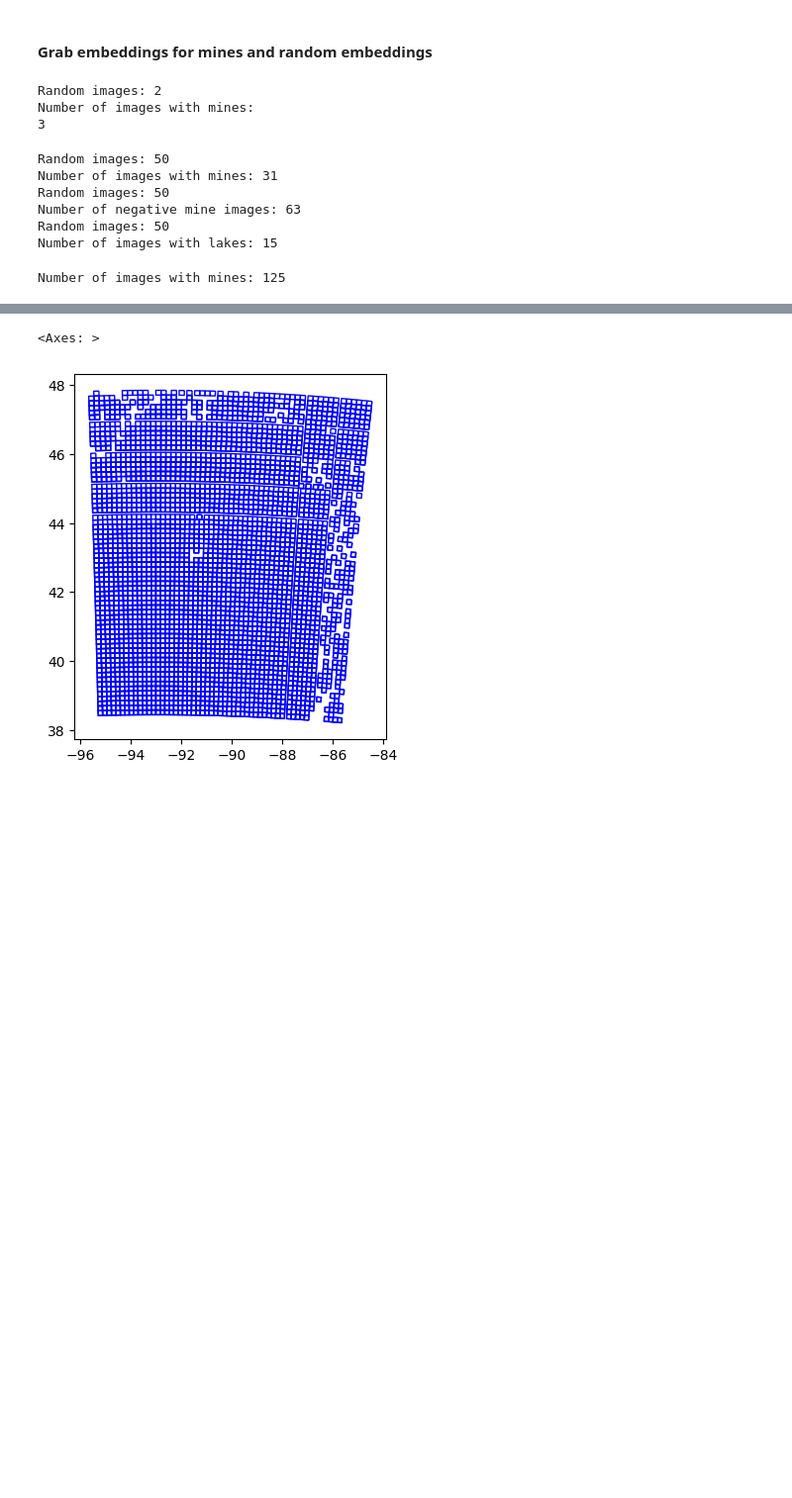
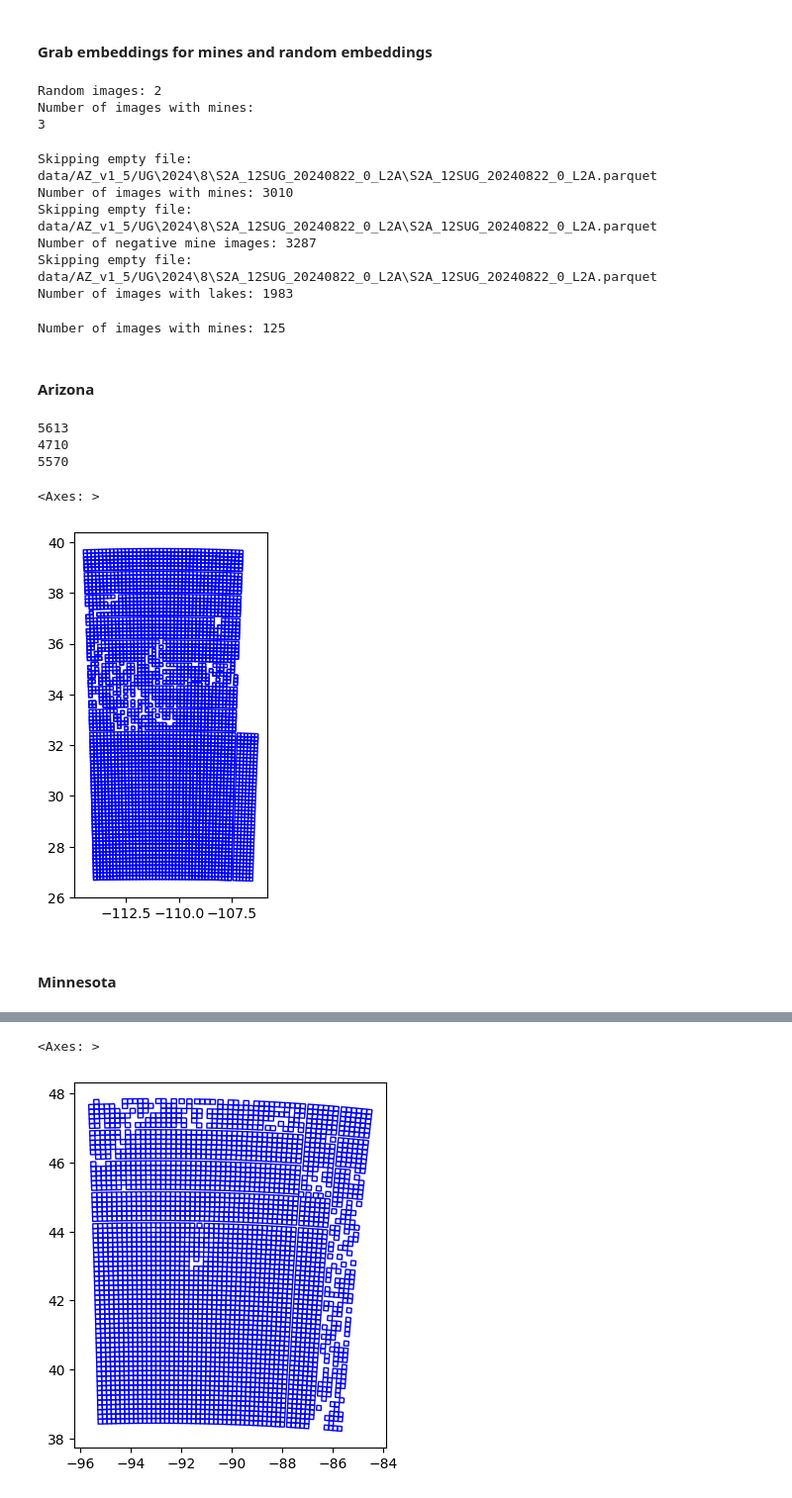
Before and after one commit to Ode-PBLLC/aquarry, a Jupyter notebook: mine_mapping.ipynb, the cells around one changed output, grey strips where cells are left out. Shown at 99% size. Saved outputs shown, nothing was run; the diff lists cells and outputs as text; code cells hidden in the pictures; blank space fills up the shorter version.

```diff
--- a/mine_mapping.ipynb
+++ b/mine_mapping.ipynb
@@ -562,7 +551,10 @@ def GetEmbeddingsFromIntersection1_5(folder_path, polygons, random_images = True
                     # In each folder, go through parquet files and add file to list if it contains mines
                     # Check if image has any intersecting chips
                     for file in parquet_files_details:
-                        pqs = gpd.read_parquet(file['file_path'], columns=["geometry"])
+                        if os.path.getsize(file['file_path']) > 0:
+                           pqs = gpd.read_parquet(file['file_path'], columns=["geometry"])
+                        else:
+                            print(f"Skipping empty file: {file['file_path']}")
                         if not gpd.sjoin(pqs, polygons, how="inner", predicate="intersects", rsuffix="_1").empty:
                             positive_embeddings.append(file)
                         else:
@@ -595,27 +587,27 @@ Number of images with mines:
 az_qa_lakes = az_qa[az_qa['category'] == 'a'] # QAed pit lakes
 az_qa_nonlakes = az_qa[~az_qa['category'].isin(['a','q','\\N'])] # QAed other mining features, without questionable features
 
-mine_embeddings_az, non_mine_embeddings_az = GetEmbeddingsFromIntersection(folder_path = 'data/60cm_az/rgbir_cog/', polygons = az_qa_lakes)
+mine_embeddings_az, non_mine_embeddings_az = GetEmbeddingsFromIntersection1_5(folder_path = 'data/AZ_v1_5/', polygons = az_qa_lakes, random_images=False)
 print(f"Number of images with mines: {len(mine_embeddings_az)}")
 
 
 # Get embeddings for features identified as not lakes from QA
-qa_non_mine_embeddings_az, dummy = GetEmbeddingsFromIntersection(folder_path = 'data/60cm_az/rgbir_cog/', polygons = az_qa_nonlakes, random_images=False)
+qa_non_mine_embeddings_az, dummy = GetEmbeddingsFromIntersection1_5(folder_path = 'data/AZ_v1_5/', polygons = az_qa_nonlakes, random_images=False)
 print(f"Number of negative mine images: {len(qa_non_mine_embeddings_az)}")
 
 
 # Get embeddings for water bodies in AZ
 az_lakes = gpd.read_file('data/az_lakes.txt')
-lake_embeddings_az, dummy = GetEmbeddingsFromIntersection(folder_path = 'data/60cm_az/rgbir_cog/', polygons = az_lakes, random_images=False)
+lake_embeddings_az, dummy = GetEmbeddingsFromIntersection1_5(folder_path = 'data/AZ_v1_5/', polygons = az_lakes, random_images=False)
 
 print(f"Number of images with lakes: {len(lake_embeddings_az)}")
 # %% [output]
-Random images: 50
-Number of images with mines: 31
-Random images: 50
-Number of negative mine images: 63
-Random images: 50
-Number of images with lakes: 15
+Skipping empty file: data/AZ_v1_5/UG\2024\8\S2A_12SUG_20240822_0_L2A\S2A_12SUG_20240822_0_L2A.parquet
+Number of images with mines: 3010
+Skipping empty file: data/AZ_v1_5/UG\2024\8\S2A_12SUG_20240822_0_L2A\S2A_12SUG_20240822_0_L2A.parquet
+Number of negative mine images: 3287
+Skipping empty file: data/AZ_v1_5/UG\2024\8\S2A_12SUG_20240822_0_L2A\S2A_12SUG_20240822_0_L2A.parquet
+Number of images with lakes: 1983
 # %%
 # Combine Aquarry QA and DNR data to check for intersection
 
@@ -685,8 +680,6 @@ def MonthlyComposite(embeddings_df):
                     non_intersecting_chips = gpd.sjoin(chip_embeddings, monthly_agg_embeddings, how="left", predicate="intersects")
                     non_intersecting_chips = non_intersecting_chips[non_intersecting_chips.index_right.isna()].drop(columns=["index_right", "embeddings_right","grid_zone","year_month"])
                     chip_embeddings_agg_gdf = non_intersecting_chips.rename(columns={'embeddings_left': 'embeddings'})
-                    #print(non_intersecting_chips['embeddings_left'].isna().sum())
-                    #print(chip_embeddings_agg_gdf['embeddings'].isna().sum())
                 else:
                     non_intersecting_chips = chip_embeddings
                     chip_embeddings_agg_gdf = gpd.GeoDataFrame(non_intersecting_chips['embeddings'], columns = ['embeddings'], geometry=non_intersecting_chips['geometry'])
@@ -696,6 +689,37 @@ def MonthlyComposite(embeddings_df):
                 break
 
     monthly_agg_embeddings.to_crs(epsg=4326)
+    monthly_agg_embeddings = monthly_agg_embeddings.drop_duplicates('geometry')
 
     return monthly_agg_embeddings
+# %% [markdown]
+#### Arizona
+# %%
+# Get average of monthly embeddings for pit lake embeddings in AZ
+mine_embeddings_az_df = pd.DataFrame(mine_embeddings_az, columns = ['file_path','grid_zone','year_month'])
+
+az_positive_embs_avg = MonthlyComposite(mine_embeddings_az_df)
+print(len(az_positive_embs_avg))
+
+# Get average of monthly embeddings for lake and features that aren't lakes in AZ
+lake_embeddings_az_df = pd.DataFrame(lake_embeddings_az, columns = ['file_path','grid_zone','year_month'])
+qa_non_mine_embeddings_az_df = pd.DataFrame(qa_non_mine_embeddings_az, columns = ['file_path','grid_zone','year_month'])
+
+az_water_embs_avg = MonthlyComposite(lake_embeddings_az_df)
+az_negative_embs_avg = MonthlyComposite(qa_non_mine_embeddings_az_df)
+print(len(az_water_embs_avg))
+print(len(az_negative_embs_avg))
+# %% [output]
+5613
+4710
+5570
+# %%
+#Check overlap
+fig, ax = plt.subplots()
+az_positive_embs_avg['geometry'][0:7000].plot(ax = ax, facecolor = "none", edgecolor = "blue")
+# %% [output]
+<Axes: >
+[figure, added]
+# %% [markdown]
+#### Minnesota
 # %%
```
Also changed, not shown: parts of 45 cells of this notebook.
